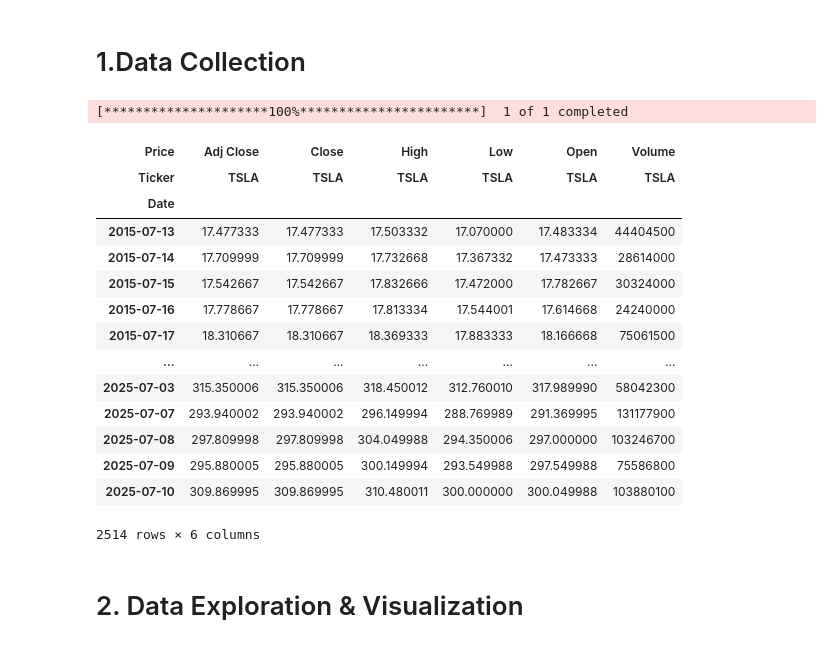
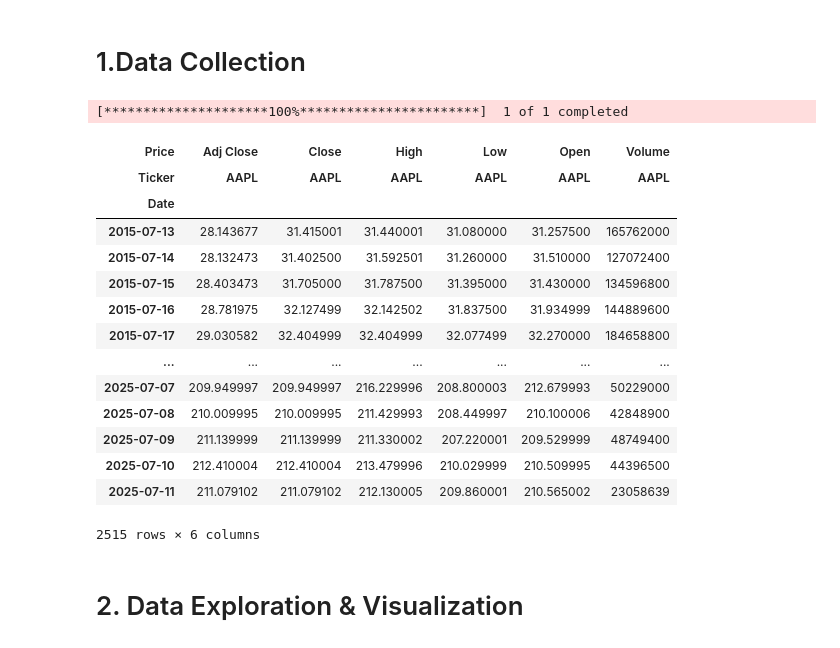
Before and after one commit to Ujjwal5705/Stock-Prediction-Portal, a Jupyter notebook: Resources/Stock_Prediction_Using_LSTM.ipynb, the cells around one changed output. Cells and saved outputs as stored; diff of their text form; code cells hidden in the pictures.

```diff
--- a/Resources/Stock_Prediction_Using_LSTM.ipynb
+++ b/Resources/Stock_Prediction_Using_LSTM.ipynb
@@ -9,28 +9,28 @@ from datetime import datetime
 # %%
 now = datetime.now()
 
-ticker = 'TSLA'
+ticker = 'AAPL'
 end = now
 start = datetime(now.year-10, now.month, now.day)
 df = yf.download(ticker, start, end, auto_adjust=False)
 df
 # %% [output]
 [*********************100%***********************]  1 of 1 completed
 | Price | Adj Close | Close | High | Low | Open | Volume |
-| Ticker | TSLA | TSLA | TSLA | TSLA | TSLA | TSLA |
+| Ticker | AAPL | AAPL | AAPL | AAPL | AAPL | AAPL |
 | Date |  |  |  |  |  |  |
-| 2015-07-13 | 17.477333 | 17.477333 | 17.503332 | 17.070000 | 17.483334 | 44404500 |
-| 2015-07-14 | 17.709999 | 17.709999 | 17.732668 | 17.367332 | 17.473333 | 28614000 |
-| 2015-07-15 | 17.542667 | 17.542667 | 17.832666 | 17.472000 | 17.782667 | 30324000 |
-| 2015-07-16 | 17.778667 | 17.778667 | 17.813334 | 17.544001 | 17.614668 | 24240000 |
-| 2015-07-17 | 18.310667 | 18.310667 | 18.369333 | 17.883333 | 18.166668 | 75061500 |
+| 2015-07-13 | 28.143677 | 31.415001 | 31.440001 | 31.080000 | 31.257500 | 165762000 |
+| 2015-07-14 | 28.132473 | 31.402500 | 31.592501 | 31.260000 | 31.510000 | 127072400 |
+| 2015-07-15 | 28.403473 | 31.705000 | 31.787500 | 31.395000 | 31.430000 | 134596800 |
+| 2015-07-16 | 28.781975 | 32.127499 | 32.142502 | 31.837500 | 31.934999 | 144889600 |
+| 2015-07-17 | 29.030582 | 32.404999 | 32.404999 | 32.077499 | 32.270000 | 184658800 |
 | ... | ... | ... | ... | ... | ... | ... |
-| 2025-07-03 | 315.350006 | 315.350006 | 318.450012 | 312.760010 | 317.989990 | 58042300 |
-| 2025-07-07 | 293.940002 | 293.940002 | 296.149994 | 288.769989 | 291.369995 | 131177900 |
-| 2025-07-08 | 297.809998 | 297.809998 | 304.049988 | 294.350006 | 297.000000 | 103246700 |
-| 2025-07-09 | 295.880005 | 295.880005 | 300.149994 | 293.549988 | 297.549988 | 75586800 |
-| 2025-07-10 | 309.869995 | 309.869995 | 310.480011 | 300.000000 | 300.049988 | 103880100 |
+| 2025-07-07 | 209.949997 | 209.949997 | 216.229996 | 208.800003 | 212.679993 | 50229000 |
+| 2025-07-08 | 210.009995 | 210.009995 | 211.429993 | 208.449997 | 210.100006 | 42848900 |
+| 2025-07-09 | 211.139999 | 211.139999 | 211.330002 | 207.220001 | 209.529999 | 48749400 |
+| 2025-07-10 | 212.410004 | 212.410004 | 213.479996 | 210.029999 | 210.509995 | 44396500 |
+| 2025-07-11 | 211.079102 | 211.079102 | 212.130005 | 209.860001 | 210.565002 | 23058639 |
-2514 rows × 6 columns
+2515 rows × 6 columns
 # %% [markdown]
 # 2. Data Exploration & Visualization
 # %%
```
Also changed, not shown: parts of 32 cells of this notebook, 1 other file.
